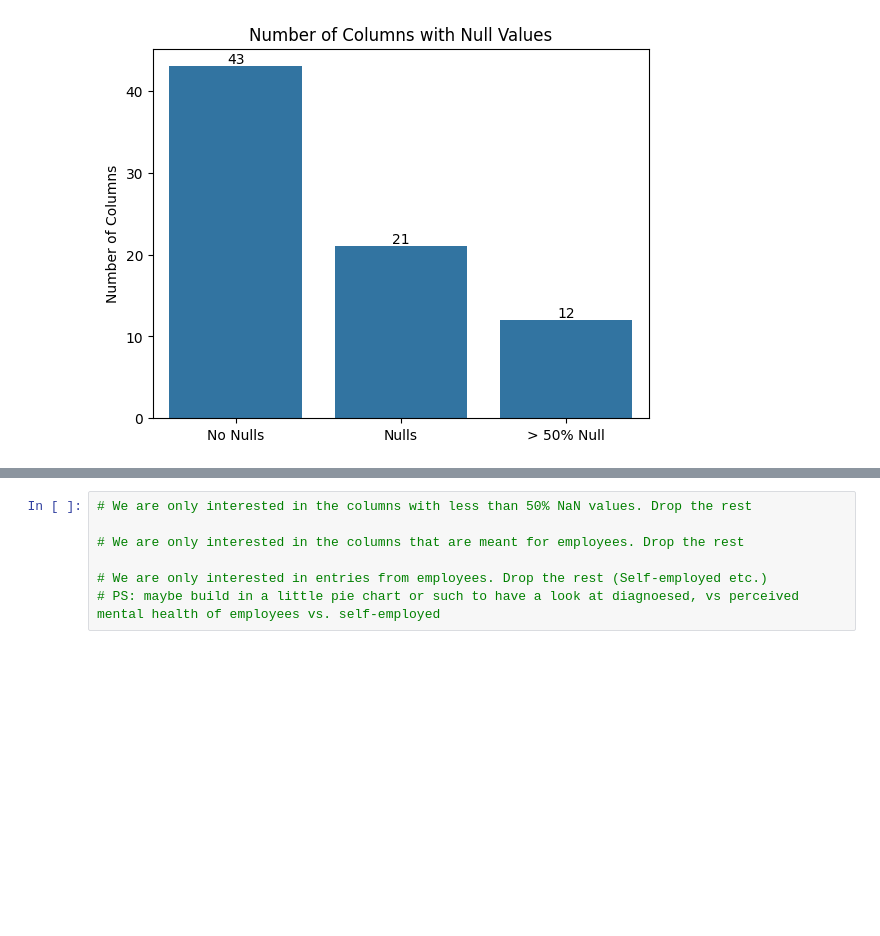
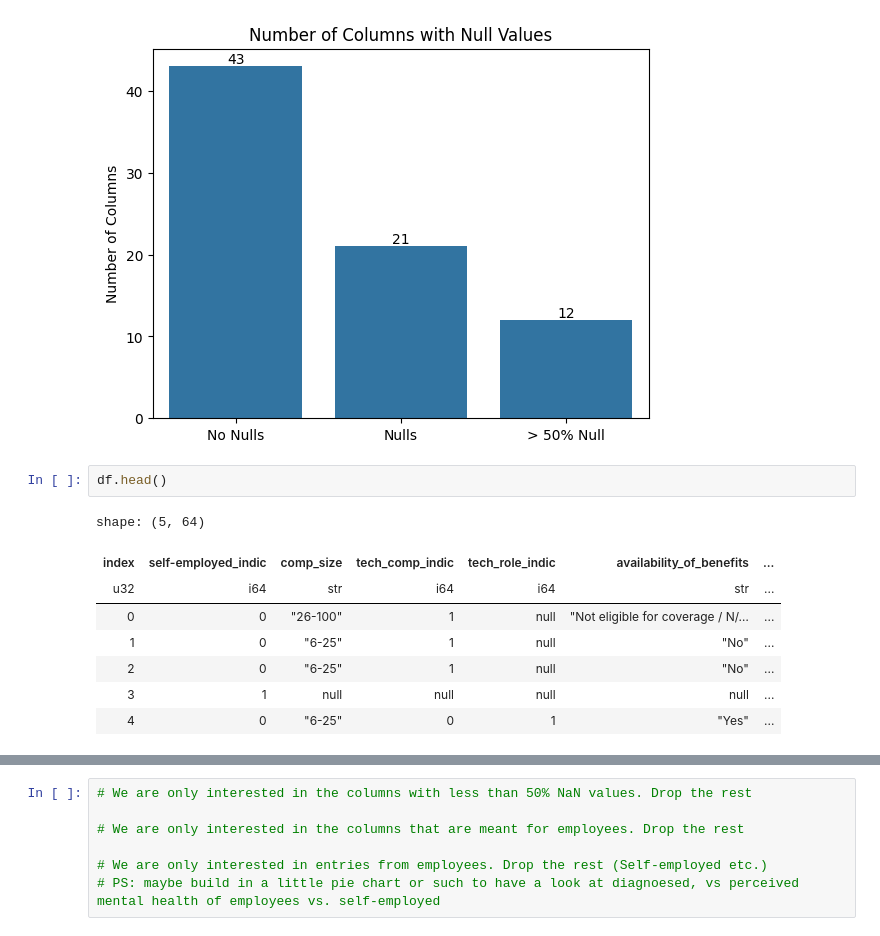
Before and after one commit to JanPhilippBittner/iu_mental_health_ml, a Jupyter notebook: Desktop/Arbeit/Arbeit/Universität/IU/Module/Semester 3/Machine learning - unsupervised learning/Project/first_draft.ipynb, the cells around one changed output, grey strips where cells are left out. Cells and saved outputs as stored; diff of their text form; blank space fills up the shorter version.

```diff
--- a/Desktop/Arbeit/Arbeit/Universität/IU/Module/Semester 3/Machine learning - unsupervised learning/Project/first_draft.ipynb
+++ b/Desktop/Arbeit/Arbeit/Universität/IU/Module/Semester 3/Machine learning - unsupervised learning/Project/first_draft.ipynb
@@ -122,5 +185,16 @@ ax.bar_label(ax.containers[0], fontsize=10)
 # %% [output]
 [Text(0, 0, '43'), Text(0, 0, '21'), Text(0, 0, '12')]
 [figure]
+# %%
+df.head()
+# %% [output]
+shape: (5, 64)
+| index | self-employed_indic | comp_size | tech_comp_indic | tech_role_indic | availability_of_benefits | ... |
+| u32 | i64 | str | i64 | i64 | str | ... |
+| 0 | 0 | "26-100" | 1 | null | "Not eligible for coverage / N/… | ... |
+| 1 | 0 | "6-25" | 1 | null | "No" | ... |
+| 2 | 0 | "6-25" | 1 | null | "No" | ... |
+| 3 | 1 | null | null | null | null | ... |
+| 4 | 0 | "6-25" | 0 | 1 | "Yes" | ... |
 # %%
 # Drop all columns that are meant for self-employed and have more than 50% Null values
```
Also changed, not shown: parts of 6 cells of this notebook.
